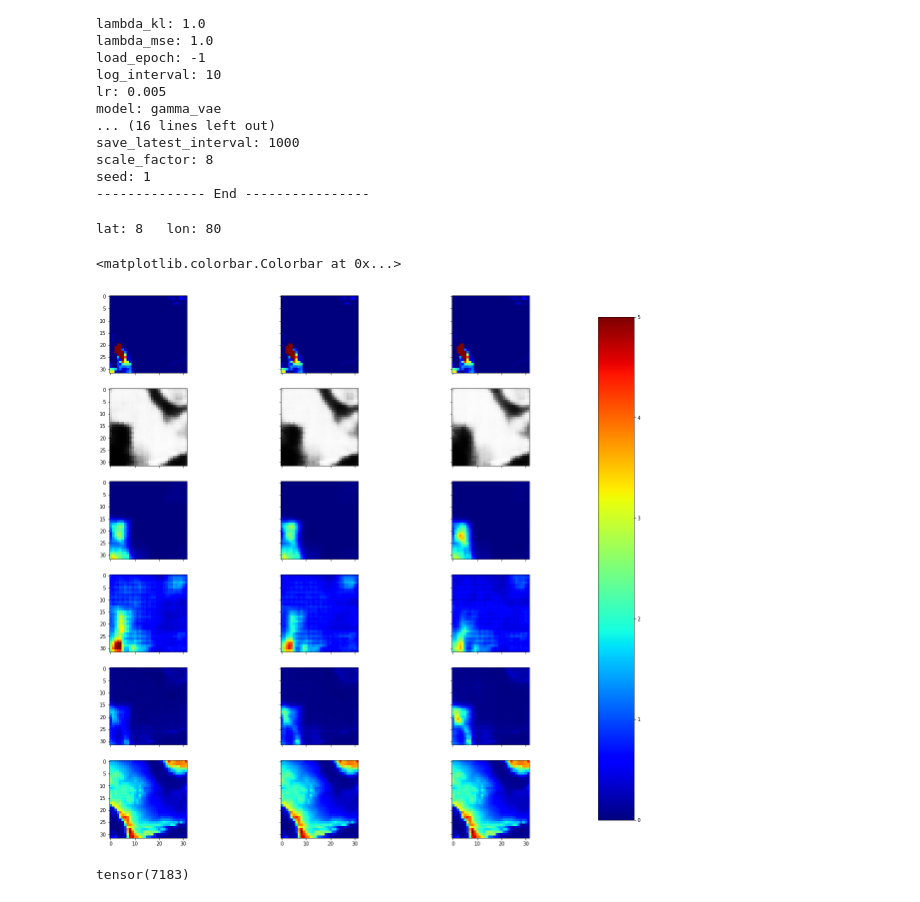
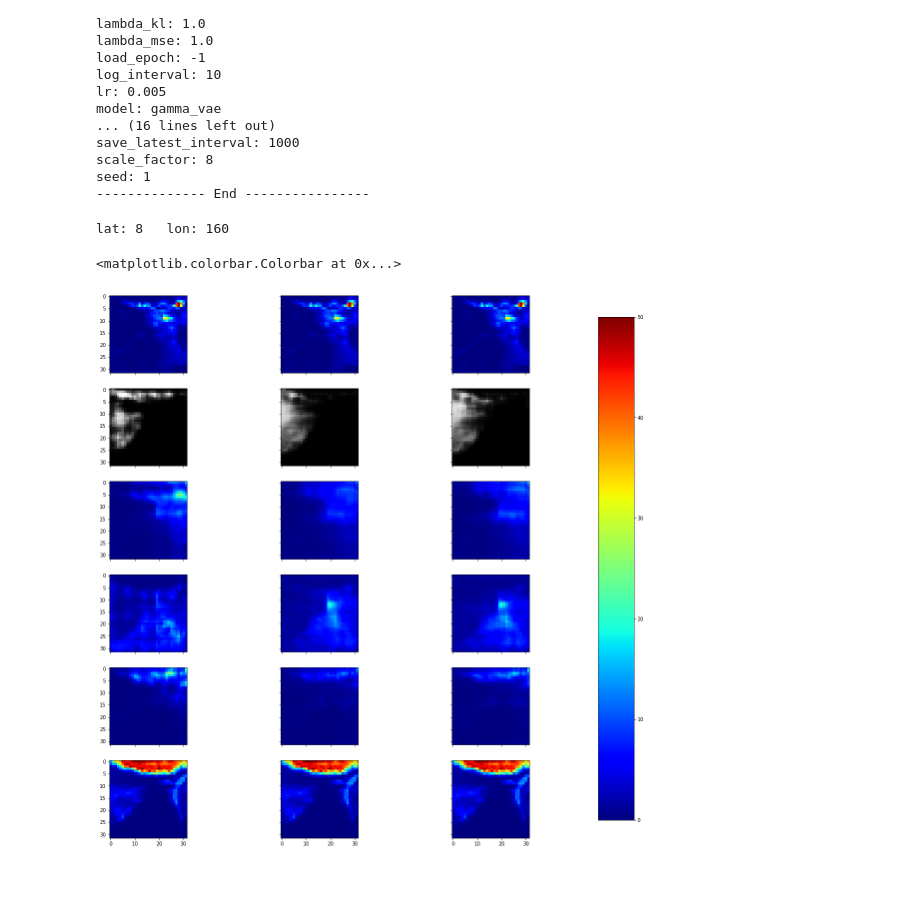
Before and after one commit to SimonTreu/sdvae, a Jupyter notebook: interactive_val.ipynb, the cells around one changed output. Drawn from its saved outputs; the diff is of its cells as text; code cells hidden in the pictures.

```diff
--- a/interactive_val.ipynb
+++ b/interactive_val.ipynb
@@ -29,11 +31,11 @@ opt = base_opt.parse(args=['--batch_size', '64',
                            '--n_test', '2',
                            '--n_threads', '4',
                            '--n_val', '2',
-                           '--name', 'vae_12_05',
+                           '--name', 'vae_12_18_3',
                            '--nf_decoder', '16',
                            '--nf_encoder', '16',
                            '--no', '0',
-                           '--nz', '10',
+                           '--nz', '2',
                            '--phase', 'val',
                            '--plot_interval', '100',
                            '--results_dir', './results/',
@@ -88,7 +90,7 @@ seed: 1
 -------------- End ----------------
 # %%
 idx_lat = 0
-idx_lon = climate_data.test_val_indices[idx_lat][:climate_data.n_val][1]
+idx_lon = climate_data.test_val_indices[idx_lat][:climate_data.n_val][0]
 
 # calculate upper left index for cell with boundary values to downscale #todo better formulation
 anchor_lat = idx_lat * climate_data.cell_size  + climate_data.scale_factor
@@ -110,9 +112,10 @@ pr = input_dataset['pr'][:, large_cell_lats, large_cell_lons]
 uas = input_dataset['uas'][:, large_cell_lats, large_cell_lons]
 vas = input_dataset['vas'][:, large_cell_lats, large_cell_lons]
 # %% [output]
-lat: 8   lon: 80
+lat: 8   lon: 160
 # %%
-t = 240
+t = 160
+
 # create reconstructed image
 pr_tensor = torch.tensor(pr[t, :, :], dtype=torch.float32, device=device)
 orog_tensor = torch.tensor(orog[opt.scale_factor:-opt.scale_factor,
@@ -140,26 +143,22 @@ for i in range(opt.n_samples):
 # %%
 fig, axes = plt.subplots(6, opt.n_samples, sharex='col', sharey='row', figsize = (20, 20))
 v_min = 0
-v_max = 5
+v_max = 50
 for i in range(opt.n_samples):
     axes[0, i].imshow(pr_tensor[opt.scale_factor:-opt.scale_factor, opt.scale_factor:-opt.scale_factor],
                               cmap=plt.get_cmap('jet'), vmin=v_min, vmax=v_max)
     axes[1, i].imshow(p_list[i][0,0,:,:], cmap=plt.get_cmap('Greys'), vmin=0, vmax=1)
     axes[2, i].imshow((p_list[i]*alpha_list[i]*beta_list[i])[0, 0, :, :], vmin=v_min, vmax=v_max,
                       cmap=plt.get_cmap('jet'))
     axes[3, i].imshow(alpha_list[i][0,0,:,:], vmin=v_min, vmax=v_max,
                       cmap=plt.get_cmap('jet'))
     im = axes[4, i].imshow(beta_list[i][0,0,:,:], vmin=v_min, vmax=v_max,
                            cmap=plt.get_cmap('jet'))
     axes[5, i].imshow(orog_tensor[0,0,:,:],
                       cmap=plt.get_cmap('jet'))
 fig.subplots_adjust(right=0.8)
 cbar_ax = fig.add_axes([0.85, 0.15, 0.05, 0.7])
 fig.colorbar(im, cax=cbar_ax)
 # %% [output]
 <matplotlib.colorbar.Colorbar at 0x...>
-[figure, old version]
+[figure, new version]
-# %%
-torch.Tensor(pr[:,3,30]).argmax()
-# %% [output]
-tensor(7183)
```
Also changed, not shown: parts of 2 cells of this notebook, 2 other files.
